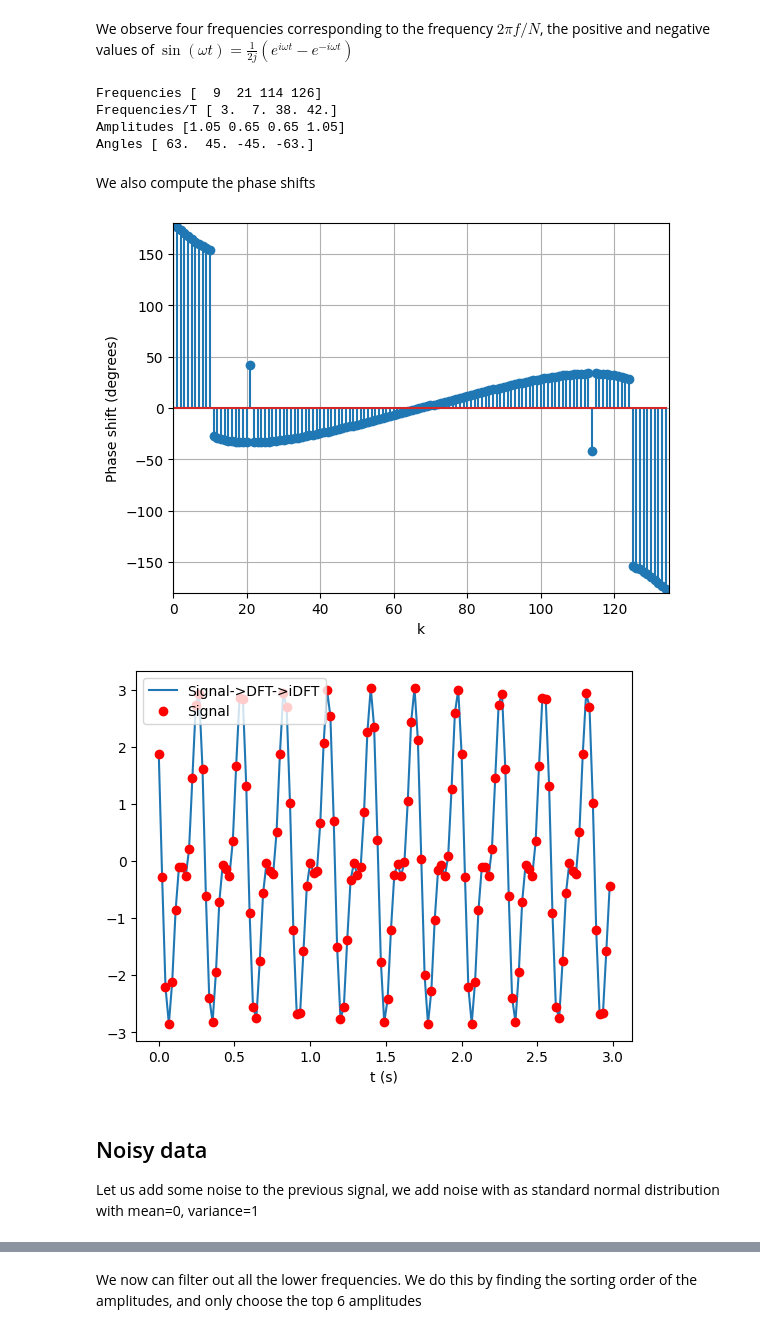
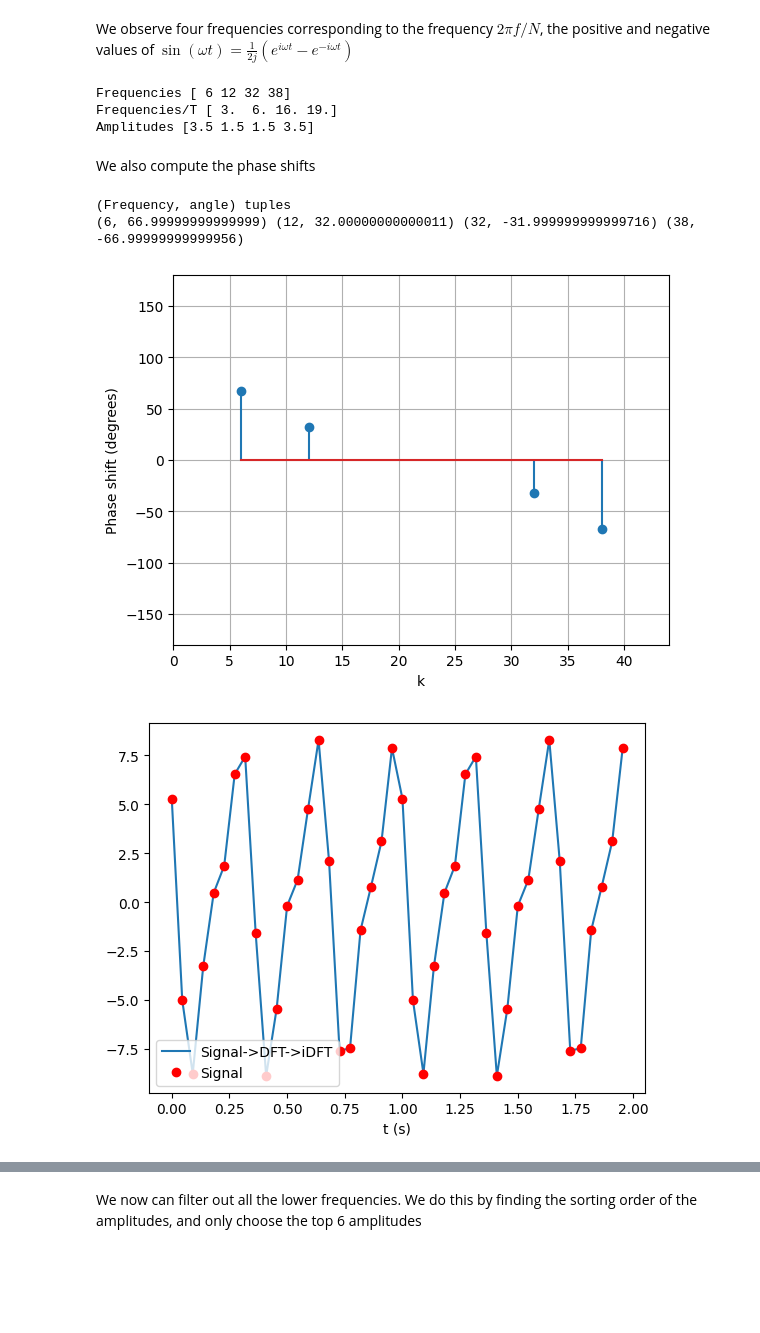
Before and after one commit to jorgensd/GearVibrationWorkshop, a Jupyter notebook: discrete_fourier_transform.ipynb, the cells around one changed output, grey strips where cells are left out. Drawn from its saved outputs; the diff is of its cells as text; code cells hidden in the pictures; blank space fills up the shorter version.

```diff
--- a/discrete_fourier_transform.ipynb
+++ b/discrete_fourier_transform.ipynb
@@ -6,13 +0,0 @@ However, we start by looking at how to analyze signals. We start by generating a
-# %%
-import numpy as np
-T = 3 # Runtime of simulation (s)
-sampling_rate = 45 # Hz (1/s)
-ts = np.linspace(0, T, int(T*sampling_rate), endpoint=False) # Sample points
-# %%
-def single_signal(A, f, phase, t):
-    return A * np.cos(2*np.pi*f*t + phase)
-
-amplitudes = np.array([2.1, 1.3], dtype=np.float64)
-frequencies = np.array([3, 7.], dtype=np.float64)
-phases = np.array([63/180*np.pi, 45/180*np.pi], dtype=np.float64)
-signal = sum([single_signal(A, f, phase, ts) for (A, f, phase) in zip(amplitudes,frequencies, phases)])
@@ -28,0 +14,21 @@ plt.show()
+# %%
+def create_signal(T: float, sampling_rate:float, A1:float, A2:float, f1:float, f2:float, B1:float, B2:float):
+    ts = np.linspace(0, T, int(T*sampling_rate), endpoint=False)
+    signal = A1 * np.cos(2 * np.pi * f1 * ts + B1) + A2 * np.cos(2 * np.pi * f2 * ts + B2)
+    plt.plot(ts, signal, label="x(t)")
+    plt.grid()
+    plt.xlabel("t")
+    plt.ylabel("y")
+    plt.legend()
+    plt.show()
+    return ts, signal
+w = interactive(create_signal,
+                T=widgets.IntSlider(2, min=0, max=10, description="Simulation time (s)",style={'description_width': 'initial'}),
+                sampling_rate=widgets.IntSlider(22, min=6, max=256, description="Sampling rate (Hz)"),
+                A1=widgets.FloatSlider(3, min=0, max=10),
+                A2=widgets.FloatSlider(7, min=0, max=10),
+                f1=widgets.IntSlider(6, min=1, max=128),
+                f2=widgets.IntSlider(3, min=1, max=128),
+                B1=widgets.FloatSlider(32*np.pi/180, min=0, max=2*np.pi),
+                B2=widgets.FloatSlider(67*np.pi/180, min=0, max=2*np.pi))
+display(w)
@@ -69,8 +77,8 @@ def iDFT(frequencies: np.ndarray) ->np.ndarray:
 # %% [markdown]
 We compute the DFT of our signal and get the following amplitude plot
 # %%
-fft_frequencies = DFT(signal)
-amplitudes = np.abs(fft_frequencies)/len(signal)
+fft_frequencies = DFT(w.result[1])
+amplitudes = np.abs(fft_frequencies)/len(w.result[1])
 plt.figure()
 plt.stem(np.arange(len(fft_frequencies)), amplitudes, label="Amplitude")
 plt.xlabel("k")
@@ -85,35 +93,34 @@ We observe four frequencies corresponding to the frequency $2\pi f/N$, the posit
 tol = 1e-6
 positions = np.flatnonzero(amplitudes>tol)
 print(f"Frequencies {positions}")
-print(f"Frequencies/T {positions/T}")
+print(f"Frequencies/T {positions/w.kwargs['T']}")
 print(f"Amplitudes {amplitudes[positions]}")
-print(f"Angles {np.angle(fft_frequencies[positions])*180/np.pi}")
 # %% [output]
-Frequencies [  9  21 114 126]
-Frequencies/T [ 3.  7. 38. 42.]
-Amplitudes [1.05 0.65 0.65 1.05]
-Angles [ 63.  45. -45. -63.]
+Frequencies [ 6 12 32 38]
+Frequencies/T [ 3.  6. 16. 19.]
+Amplitudes [3.5 1.5 1.5 3.5]
 # %% [markdown]
 We also compute the phase shifts
 # %%
 phases = np.angle(fft_frequencies[positions])
+print("(Frequency, angle) tuples")
+print(" ".join([f"{freq, ang*180/np.pi}" for (freq, ang) in zip(positions, phases)]))
 plt.stem(positions, phases*180/np.pi)
-plt.axis([0,len(ts), -180, 180])
+plt.axis([0,len(w.result[0]), -180, 180])
 plt.ylabel("Phase shift (degrees)")
 plt.xlabel("k")
 plt.grid()
 plt.show()
 # %% [output]
+(Frequency, angle) tuples
+(6, 66.99999999999999) (12, 32.00000000000011) (32, -31.999999999999716) (38, -66.99999999999956)
-[figure, old version]
+[figure, new version]
 # %%
 recovered_signal = iDFT(fft_frequencies)
-plt.plot(ts, np.real(recovered_signal), label="Signal->DFT->iDFT")
-plt.plot(ts, signal, "ro", label="Signal")
+plt.plot(w.result[0], np.real(recovered_signal), label="Signal->DFT->iDFT")
+plt.plot(w.result[0], w.result[1], "ro", label="Signal")
 plt.xlabel("t (s)")
 plt.legend()
 plt.show()
 # %% [output]
-[figure, old version]
+[figure, new version]
-# %% [markdown]
-## Noisy data
-Let us add some noise to the previous signal, we add noise with as standard normal distribution with mean=0, variance=1
```
Also changed, not shown: parts of 28 cells of this notebook, 1 other file.
